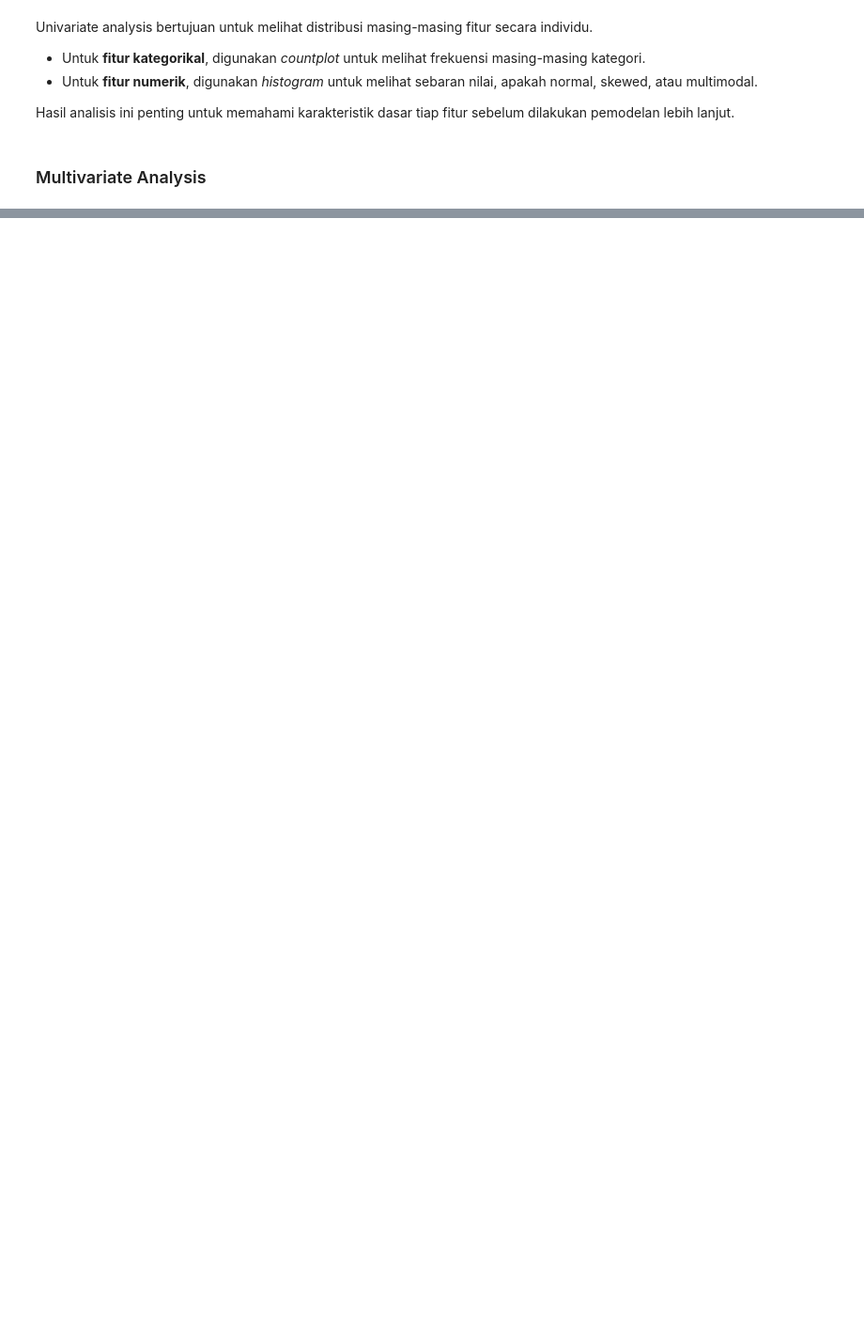
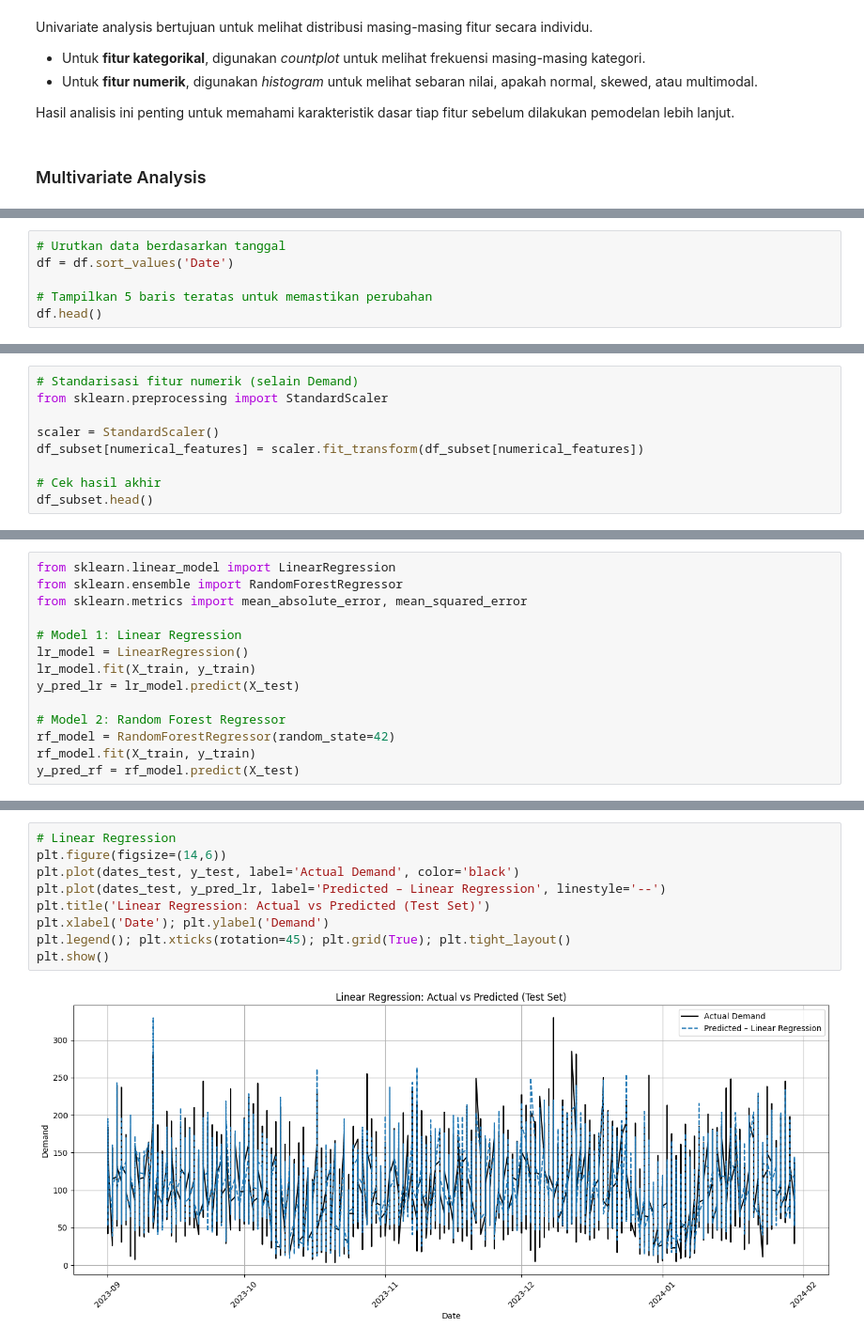
Before and after one commit to heriswaya/MLT-Project-1-and-2, a Jupyter notebook: forecasting_demand.ipynb, the cells around one changed output, grey strips where cells are left out. Shown at 94% size. Cells and saved outputs as stored; diff of their text form; blank space fills up the shorter version.

```diff
--- a/forecasting_demand.ipynb
+++ b/forecasting_demand.ipynb
@@ -290,0 +317,6 @@ Hasil analisis ini penting untuk memahami karakteristik dasar tiap fitur sebelum
+# %%
+# Urutkan data berdasarkan tanggal
+df = df.sort_values('Date')
+
+# Tampilkan 5 baris teratas untuk memastikan perubahan
+df.head()
@@ -290,0 +379,9 @@ Hasil analisis ini penting untuk memahami karakteristik dasar tiap fitur sebelum
+# %%
+# Standarisasi fitur numerik (selain Demand)
+from sklearn.preprocessing import StandardScaler
+
+scaler = StandardScaler()
+df_subset[numerical_features] = scaler.fit_transform(df_subset[numerical_features])
+
+# Cek hasil akhir
+df_subset.head()
@@ -290,0 +437,14 @@ Hasil analisis ini penting untuk memahami karakteristik dasar tiap fitur sebelum
+# %%
+from sklearn.linear_model import LinearRegression
+from sklearn.ensemble import RandomForestRegressor
+from sklearn.metrics import mean_absolute_error, mean_squared_error
+
+# Model 1: Linear Regression
+lr_model = LinearRegression()
+lr_model.fit(X_train, y_train)
+y_pred_lr = lr_model.predict(X_test)
+
+# Model 2: Random Forest Regressor
+rf_model = RandomForestRegressor(random_state=42)
+rf_model.fit(X_train, y_train)
+y_pred_rf = rf_model.predict(X_test)
@@ -290,0 +479,11 @@ Hasil analisis ini penting untuk memahami karakteristik dasar tiap fitur sebelum
+# %%
+# Linear Regression
+plt.figure(figsize=(14,6))
+plt.plot(dates_test, y_test, label='Actual Demand', color='black')
+plt.plot(dates_test, y_pred_lr, label='Predicted – Linear Regression', linestyle='--')
+plt.title('Linear Regression: Actual vs Predicted (Test Set)')
+plt.xlabel('Date'); plt.ylabel('Demand')
+plt.legend(); plt.xticks(rotation=45); plt.grid(True); plt.tight_layout()
+plt.show()
+# %% [output]
+[figure, added]
```
Also changed, not shown: parts of 21 cells of this notebook.
